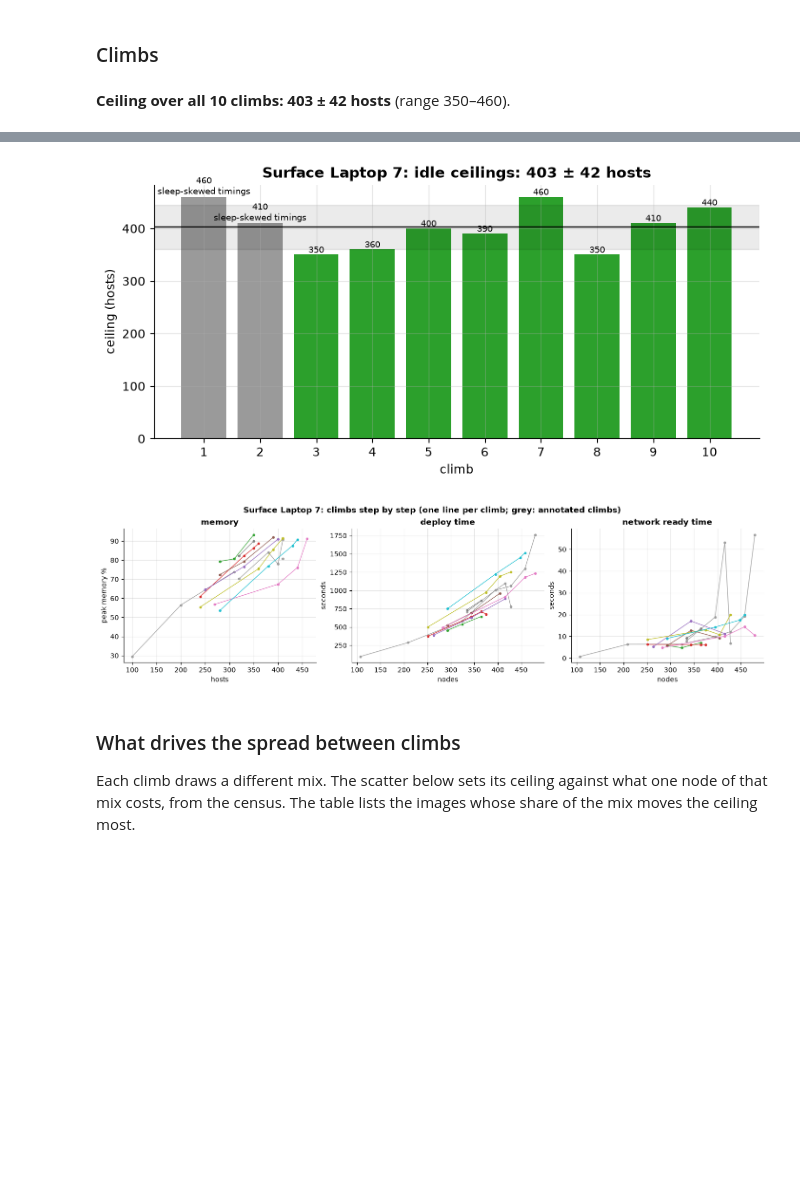
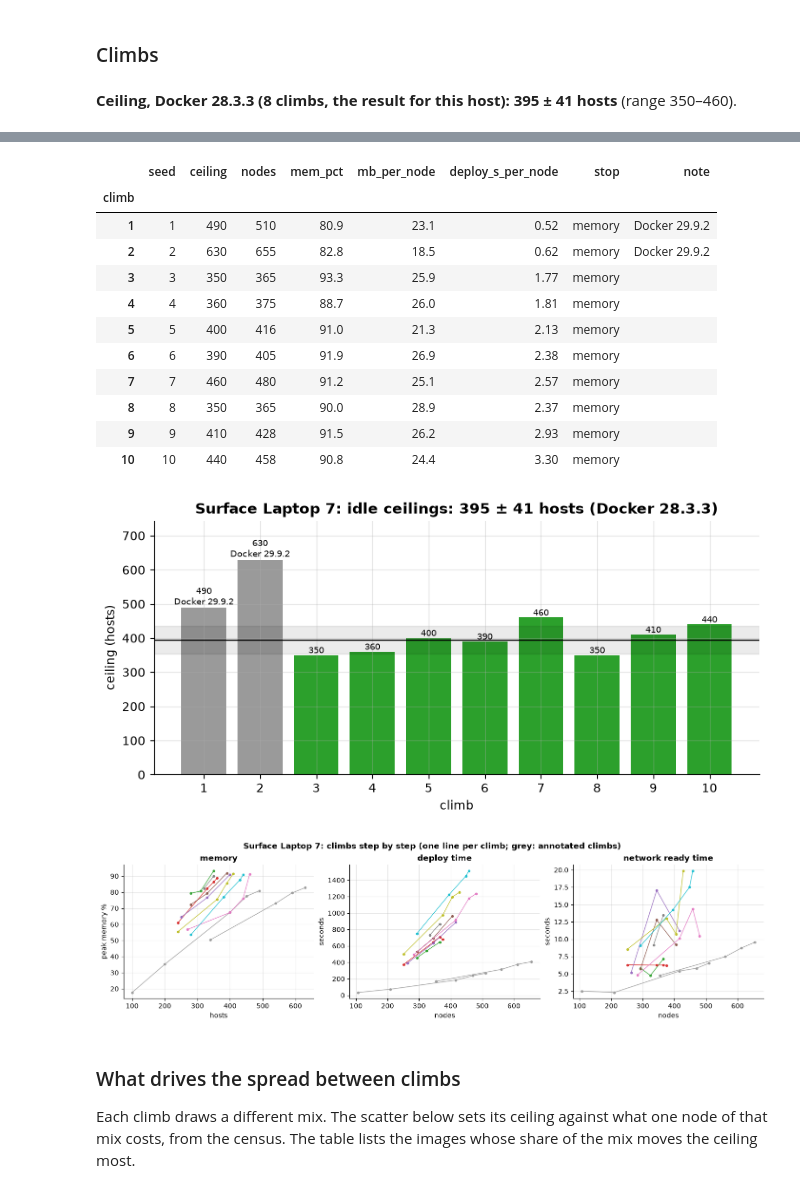
Before and after one commit to UoIShieldLabs/AE3GISv3, a Jupyter notebook: analysis/hosts/core-ultra-7-surface-laptop-7.ipynb, the cells around one changed output, grey strips where cells are left out. Cells and saved outputs as stored; diff of their text form; code cells hidden in the pictures; blank space fills up the shorter version.

```diff
--- a/analysis/hosts/core-ultra-7-surface-laptop-7.ipynb
+++ b/analysis/hosts/core-ultra-7-surface-laptop-7.ipynb
@@ -131,12 +131,17 @@ display(im.to_frame().T.style.format("{:.1f}"))
 ### Climbs
 # %%
 st = rs.ceiling_stats(R)
-display(Markdown(f"**Ceiling over all {st['climbs']:.0f} climbs: {st['mean']:.0f} ± {st['std']:.0f} hosts** "
-                 f"(range {st['min']:.0f}–{st['max']:.0f})."))
+if R.sets:
+    display(Markdown(f"**Ceiling, {R.sets[0]} ({st['climbs']:.0f} climbs, the result for this host): "
+                     f"{st['mean']:.0f} ± {st['std']:.0f} hosts** (range {st['min']:.0f}–{st['max']:.0f})."))
+    display(rs.set_table(R))
+else:
+    display(Markdown(f"**Ceiling over all {st['climbs']:.0f} climbs: {st['mean']:.0f} ± {st['std']:.0f} hosts** "
+                     f"(range {st['min']:.0f}–{st['max']:.0f})."))
 t = rs.climb_table(R).assign(stop=rs.climb_stops(R).values)
 display(t[["seed", "ceiling", "nodes", "mem_pct", "mb_per_node", "deploy_s_per_node", "stop", "note"]]
         .style.format({"mem_pct": "{:.1f}", "mb_per_node": "{:.1f}", "deploy_s_per_node": "{:.2f}"}, na_rep="–"))
 show(plots.ceilings(R.climbs, h.color, f"{h.name}: idle ceilings"))
 show(plots.trajectories(R.steps, R.climbs, f"{h.name}: climbs step by step"))
 # %% [output]
-**Ceiling over all 10 climbs: 403 ± 42 hosts** (range 350–460).
+**Ceiling, Docker 28.3.3 (8 climbs, the result for this host): 395 ± 41 hosts** (range 350–460).
@@ -155,5 +152,17 @@ show(plots.trajectories(R.steps, R.climbs, f"{h.name}: climbs step by step"))
+|  | seed | ceiling | nodes | mem_pct | mb_per_node | deploy_s_per_node | stop | note |
+| climb |  |  |  |  |  |  |  |  |
+| 1 | 1 | 490 | 510 | 80.9 | 23.1 | 0.52 | memory | Docker 29.9.2 |
+| 2 | 2 | 630 | 655 | 82.8 | 18.5 | 0.62 | memory | Docker 29.9.2 |
+| 3 | 3 | 350 | 365 | 93.3 | 25.9 | 1.77 | memory |  |
+| 4 | 4 | 360 | 375 | 88.7 | 26.0 | 1.81 | memory |  |
+| 5 | 5 | 400 | 416 | 91.0 | 21.3 | 2.13 | memory |  |
+| 6 | 6 | 390 | 405 | 91.9 | 26.9 | 2.38 | memory |  |
+| 7 | 7 | 460 | 480 | 91.2 | 25.1 | 2.57 | memory |  |
+| 8 | 8 | 350 | 365 | 90.0 | 28.9 | 2.37 | memory |  |
+| 9 | 9 | 410 | 428 | 91.5 | 26.2 | 2.93 | memory |  |
+| 10 | 10 | 440 | 458 | 90.8 | 24.4 | 3.30 | memory |  |
-[figure, old version]
+[figure, new version]
-[figure, old version]
+[figure, new version]
 # %% [markdown]
 ### What drives the spread between climbs
 
```
Also changed, not shown: parts of 6 cells of this notebook, 9 other files.
